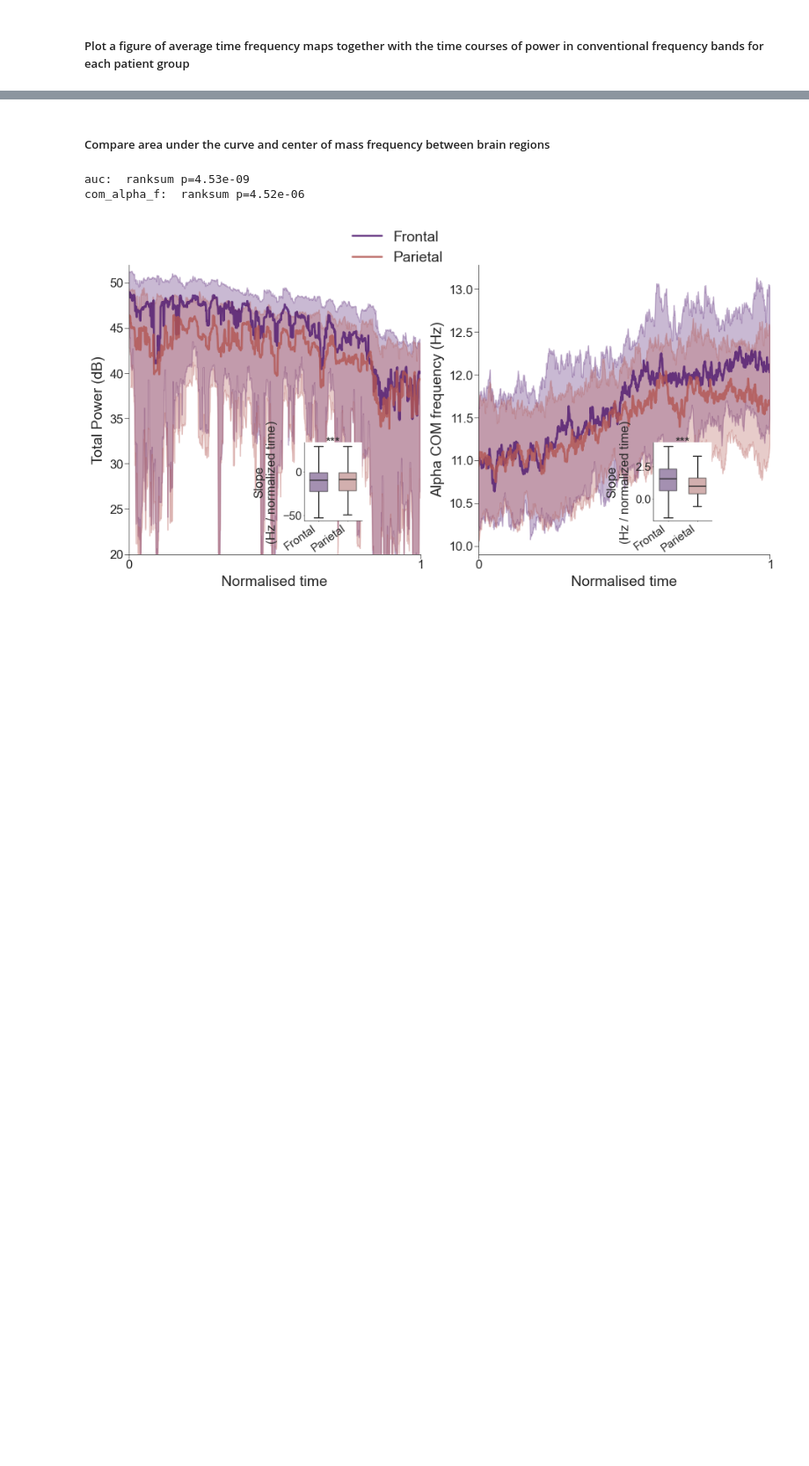
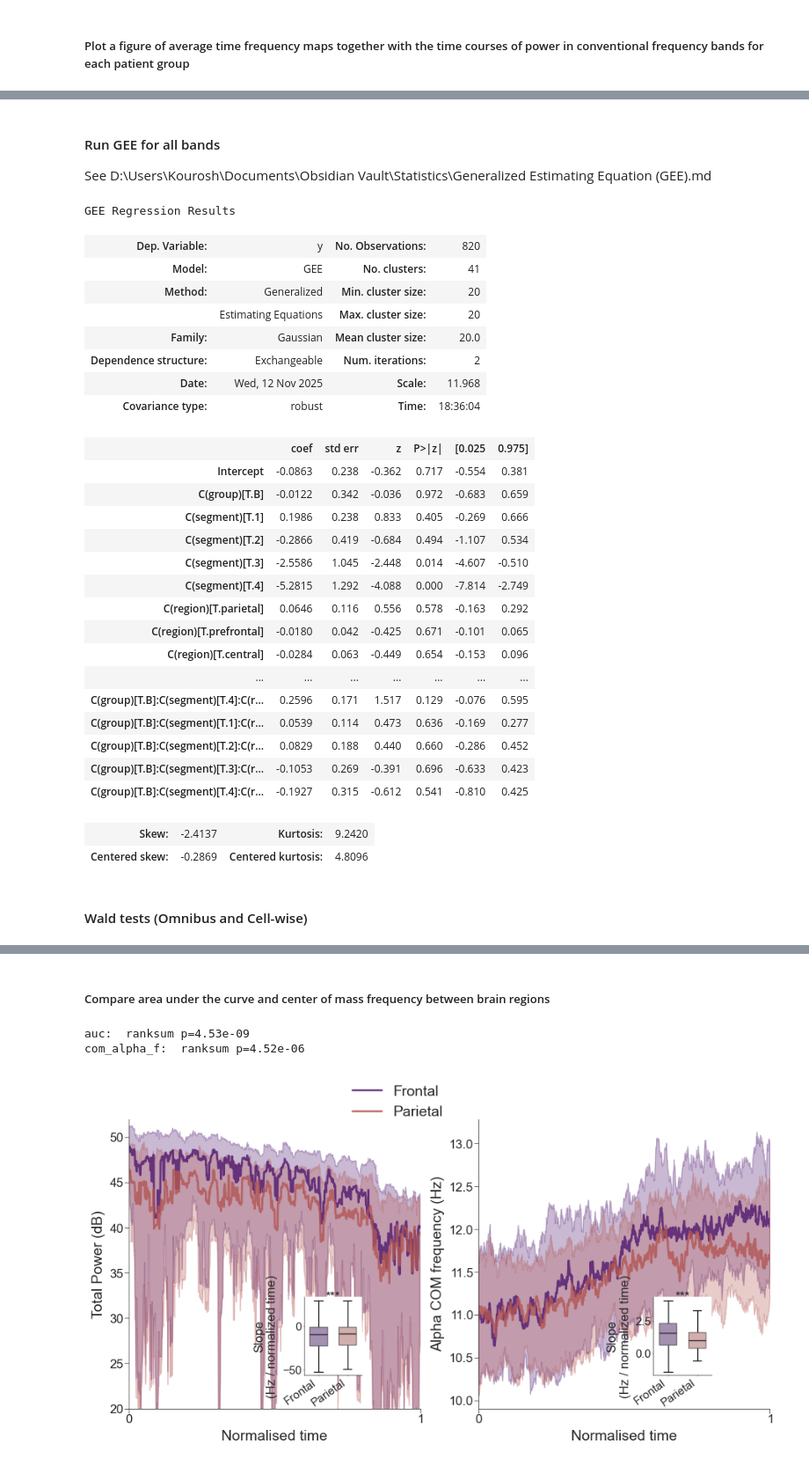
Before and after one commit to maboudi/capachinos, a Jupyter notebook: notebooks/group_specific_spectral_power_dynamics_analysis.ipynb, the cells around one changed output, grey strips where cells are left out. Shown at 88% size. Cells and saved outputs as stored; diff of their text form; code cells hidden in the pictures; blank space fills up the shorter version.

Commit message:
GEE analysis updates

```diff
--- a/notebooks/group_specific_spectral_power_dynamics_analysis.ipynb
+++ b/notebooks/group_specific_spectral_power_dynamics_analysis.ipynb
@@ -2124,0 +1660,63 @@ print(tab_alpha.sort_values('p').head(10))
+# %% [markdown]
+#### Run GEE for all bands
+See D:\Users\Kourosh\Documents\Obsidian Vault\Statistics\Generalized Estimating Equation (GEE).md
+# %%
+from src.eeg_analysis.utils.helpers import fit_gee_group_time_region, build_gee_omnibus_and_cellwise_tables
+
+# ------------ Run GEE for all bands using pre-prepared band caches ----------------------
+gee_by_band   = {}
+df_long_by_band = {}
+
+# model_formula = "y ~ C(region) + C(segment) + C(group) + C(group):C(segment) + C(group):C(region) + C(segment):C(region)"
+
+for fband in fbands:
+    (A_post_by_region, A_pre_by_region,
+     B_post_by_region, B_pre_by_region,
+     ipw_A, ipw_B) = bandprep_cache[fband]
+
+    res, df_long = fit_gee_group_time_region(
+        formula=None, #model_formula,
+        region_names=curr_regions,             # model across all regions
+        A_by_region=A_post_by_region, B_by_region=B_post_by_region,
+        ipw_A=ipw_A if USE_IPW else None, ipw_B=ipw_B if USE_IPW else None,
+        subtract_pre=SUBTRACT_PRE,
+        pre_A_by_region=A_pre_by_region if SUBTRACT_PRE else None,
+        pre_B_by_region=B_pre_by_region if SUBTRACT_PRE else None,
+        clip_weights=False,
+        region_order = ['frontal', 'parietal', 'prefrontal', 'central']
+    )
+    gee_by_band[fband]   = res
+    df_long_by_band[fband] = df_long
+
+# Print the GEE model summary corresponding to an example frequency band
+gee_by_band['alpha'].summary()
+# %% [output]
+GEE Regression Results
+| Dep. Variable: | y | No. Observations: | 820 |
+| Model: | GEE | No. clusters: | 41 |
+| Method: | Generalized | Min. cluster size: | 20 |
+|  | Estimating Equations | Max. cluster size: | 20 |
+| Family: | Gaussian | Mean cluster size: | 20.0 |
+| Dependence structure: | Exchangeable | Num. iterations: | 2 |
+| Date: | Wed, 12 Nov 2025 | Scale: | 11.968 |
+| Covariance type: | robust | Time: | 18:36:04 |
+|  | coef | std err | z | P>|z| | [0.025 | 0.975] |
+| Intercept | -0.0863 | 0.238 | -0.362 | 0.717 | -0.554 | 0.381 |
+| C(group)[T.B] | -0.0122 | 0.342 | -0.036 | 0.972 | -0.683 | 0.659 |
+| C(segment)[T.1] | 0.1986 | 0.238 | 0.833 | 0.405 | -0.269 | 0.666 |
+| C(segment)[T.2] | -0.2866 | 0.419 | -0.684 | 0.494 | -1.107 | 0.534 |
+| C(segment)[T.3] | -2.5586 | 1.045 | -2.448 | 0.014 | -4.607 | -0.510 |
+| C(segment)[T.4] | -5.2815 | 1.292 | -4.088 | 0.000 | -7.814 | -2.749 |
+| C(region)[T.parietal] | 0.0646 | 0.116 | 0.556 | 0.578 | -0.163 | 0.292 |
+| C(region)[T.prefrontal] | -0.0180 | 0.042 | -0.425 | 0.671 | -0.101 | 0.065 |
+| C(region)[T.central] | -0.0284 | 0.063 | -0.449 | 0.654 | -0.153 | 0.096 |
+| ... | ... | ... | ... | ... | ... | ... |
+| C(group)[T.B]:C(segment)[T.4]:C(r... | 0.2596 | 0.171 | 1.517 | 0.129 | -0.076 | 0.595 |
+| C(group)[T.B]:C(segment)[T.1]:C(r... | 0.0539 | 0.114 | 0.473 | 0.636 | -0.169 | 0.277 |
+| C(group)[T.B]:C(segment)[T.2]:C(r... | 0.0829 | 0.188 | 0.440 | 0.660 | -0.286 | 0.452 |
+| C(group)[T.B]:C(segment)[T.3]:C(r... | -0.1053 | 0.269 | -0.391 | 0.696 | -0.633 | 0.423 |
+| C(group)[T.B]:C(segment)[T.4]:C(r... | -0.1927 | 0.315 | -0.612 | 0.541 | -0.810 | 0.425 |
+| Skew: | -2.4137 | Kurtosis: | 9.2420 |
+| Centered skew: | -0.2869 | Centered kurtosis: | 4.8096 |
+# %% [markdown]
+#### Wald tests (Omnibus and Cell-wise)
```
Also changed, not shown: parts of 17 cells of this notebook, 4 other files.
